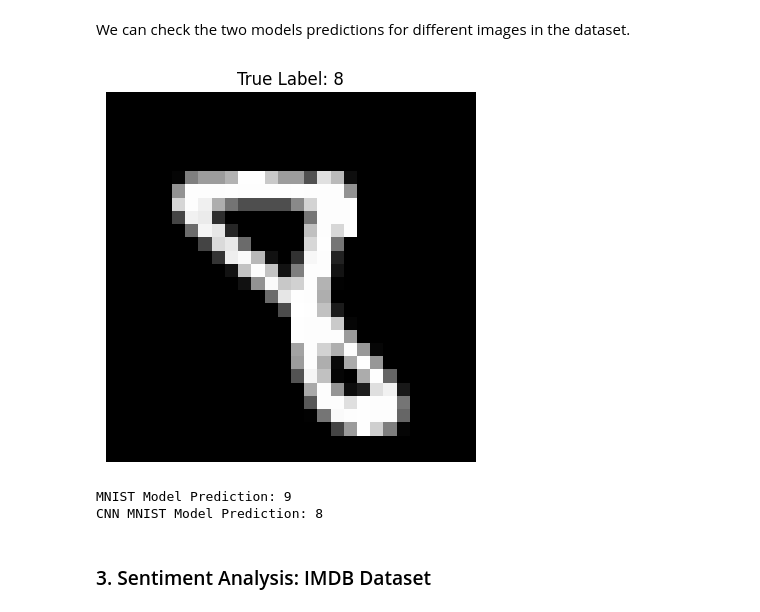
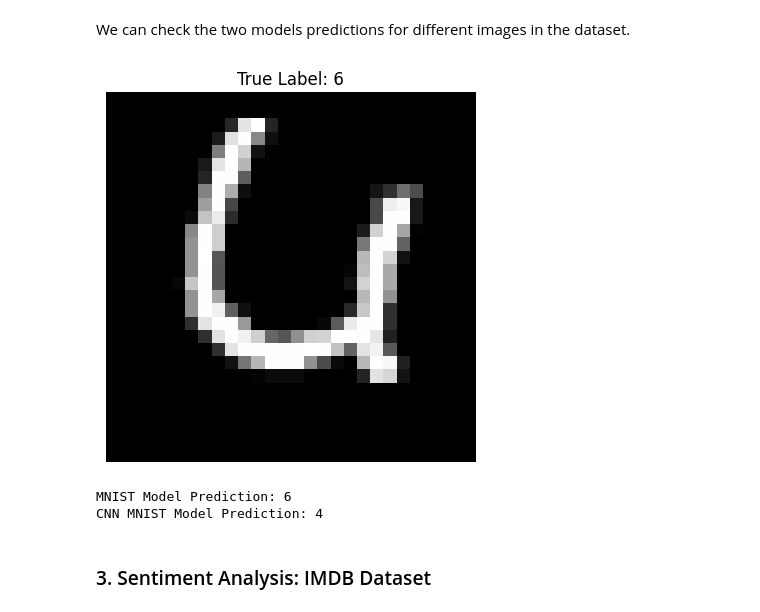
Before and after one commit to UofTDoSSEducation/sta314_w26, a Jupyter notebook: docs/tutorials/tut08_coding_prev.ipynb, the cells around one changed output. Saved outputs shown, nothing was run; the diff lists cells and outputs as text; code cells hidden in the pictures.

```diff
--- a/docs/tutorials/tut08_coding_prev.ipynb
+++ b/docs/tutorials/tut08_coding_prev.ipynb
@@ -496,32 +496,32 @@ mnistcnn_trainer.test(mnistcnn_module, datamodule=mnist_dm)
 We can check the two models predictions for different images in the dataset.
 # %%
 # Change the index to examine different images
-single_image = X_[102]
-single_label = Y_[102]
+single_image = X_[63]
+single_label = Y_[63]
 
 
 # Get prediction of simple mnist and cnn mnist model on single image
 mnist_model.eval()
 with torch.no_grad():
   mnist_output = mnist_model(single_image.unsqueeze(0))
   mnist_prediction = torch.argmax(mnist_output).item()
 
 mnistcnn_model.eval()
 with torch.no_grad():
   mnistcnn_output = mnistcnn_model(single_image.unsqueeze(0))
   mnistcnn_prediction = torch.argmax(mnistcnn_output).item()
 
 plt.imshow(single_image.squeeze(0), cmap='gray')
 plt.title(f"True Label: {single_label.item()}")
 plt.axis('off')
 plt.show()
 
 print(f"MNIST Model Prediction: {mnist_prediction}")
 print(f"CNN MNIST Model Prediction: {mnistcnn_prediction}")
 # %% [output]
-[figure, old version]
+[figure, new version]
-MNIST Model Prediction: 9
-CNN MNIST Model Prediction: 8
+MNIST Model Prediction: 6
+CNN MNIST Model Prediction: 4
 # %% [markdown]
 ### 3. Sentiment Analysis: IMDB Dataset
 # %% [markdown]
```
Also changed, not shown: parts of 7 cells of this notebook.
